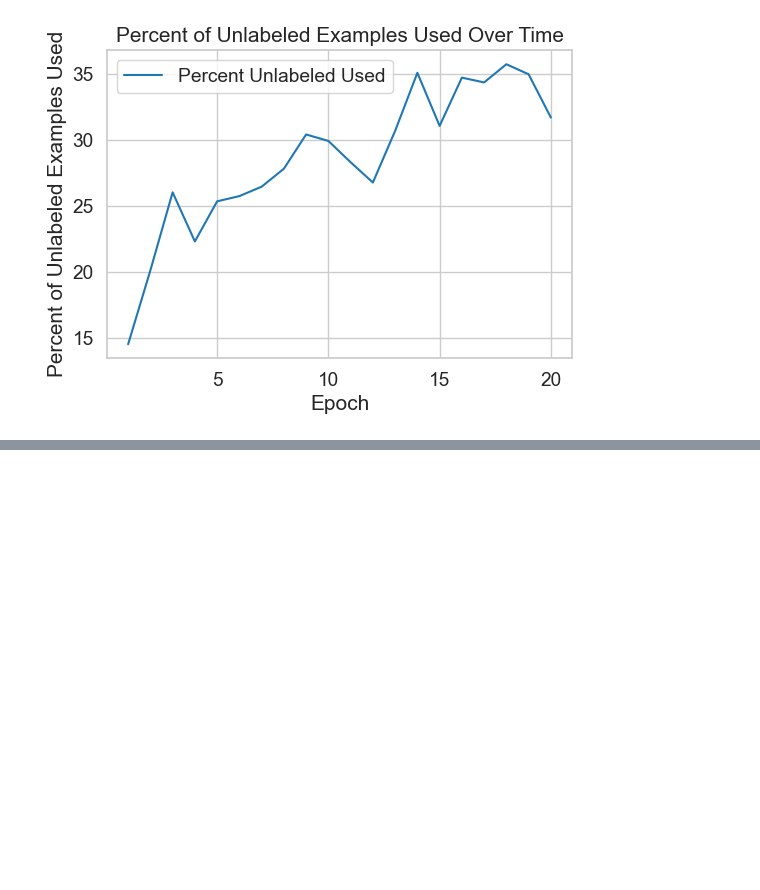
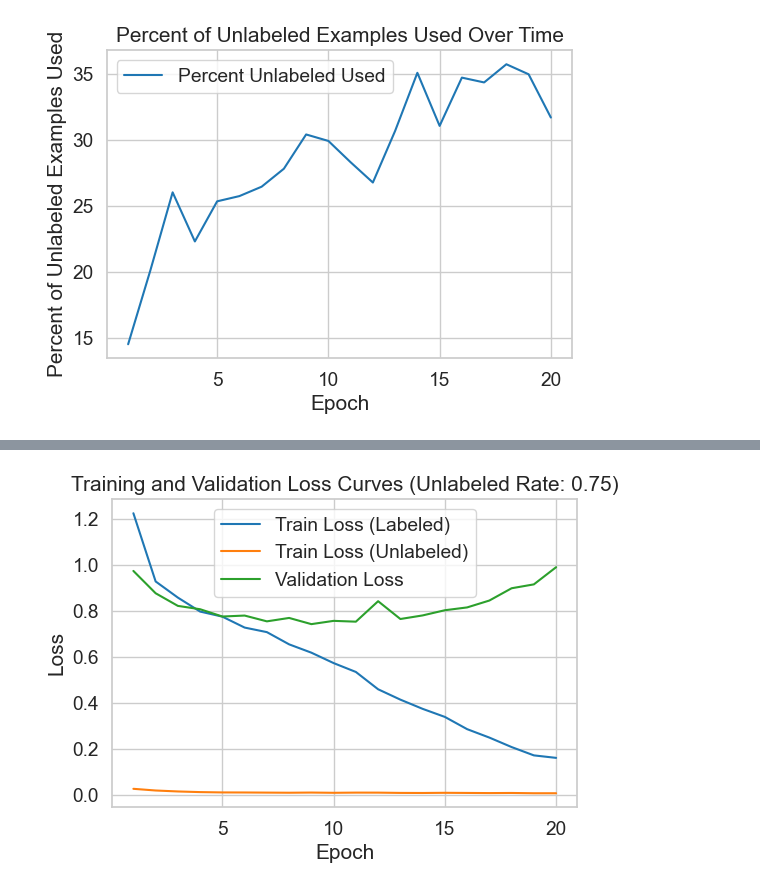
Before and after one commit to behrensm03/bdl-ssl, a Jupyter notebook: nonbayes_cnn_baseline.ipynb, the cells around one changed output, grey strips where cells are left out. Drawn from its saved outputs; the diff is of its cells as text; code cells hidden in the pictures; blank space fills up the shorter version.

Commit message:
feat(cnn): baseline hyperparam tuning (#9)
- adds some code to the nonbayesian baseline notebook that does grid
search over hyperparams (learning rate and L2 strength)
- tracks results of grid search

```diff
--- a/nonbayes_cnn_baseline.ipynb
+++ b/nonbayes_cnn_baseline.ipynb
@@ -76,10 +73,10 @@ val_loader = data.DataLoader(dataset=val_dataset, batch_size=BATCH_SIZE, shuffle
 # train_loader_at_eval = data.DataLoader(dataset=train_dataset, batch_size=2*BATCH_SIZE, shuffle=False)
 test_loader = data.DataLoader(dataset=test_dataset, batch_size=2*BATCH_SIZE, shuffle=False)
 # %%
-def default_setup():
+def default_setup(lr=0.001, l2_weight=0.0):
     model = CNN(n_channels, n_classes)
     criterion = nn.CrossEntropyLoss()
-    optimizer = optim.Adam(model.parameters(), lr=0.001)
+    optimizer = optim.Adam(model.parameters(), lr=lr, weight_decay=l2_weight)
     return model, criterion, optimizer
 # %% [markdown]
 ## Fully Labeled Dataset
@@ -312,0 +475,4 @@ plot_percent_unlabeled_used(ssl_history_90)
+# %%
+# First try without burn-in
+ssl_model_75_nb, criterion, optimizer = default_setup(lr=0.0001, l2_weight=0.0)
+ssl_history_75_nb = train_loop_hard_pseudo_label(ssl_model_75_nb, train_ssl_loader_75, val_loader, criterion, optimizer, num_epochs=20)
@@ -312,0 +493,4 @@ plot_percent_unlabeled_used(ssl_history_90)
+# %%
+plot_loss_curves(ssl_history_75_nb, use_unlabeled=True, unlabeled_rate=0.75)
+# %% [output]
+[figure, added]
```
Also changed, not shown: parts of 19 cells of this notebook, 2 other files.
